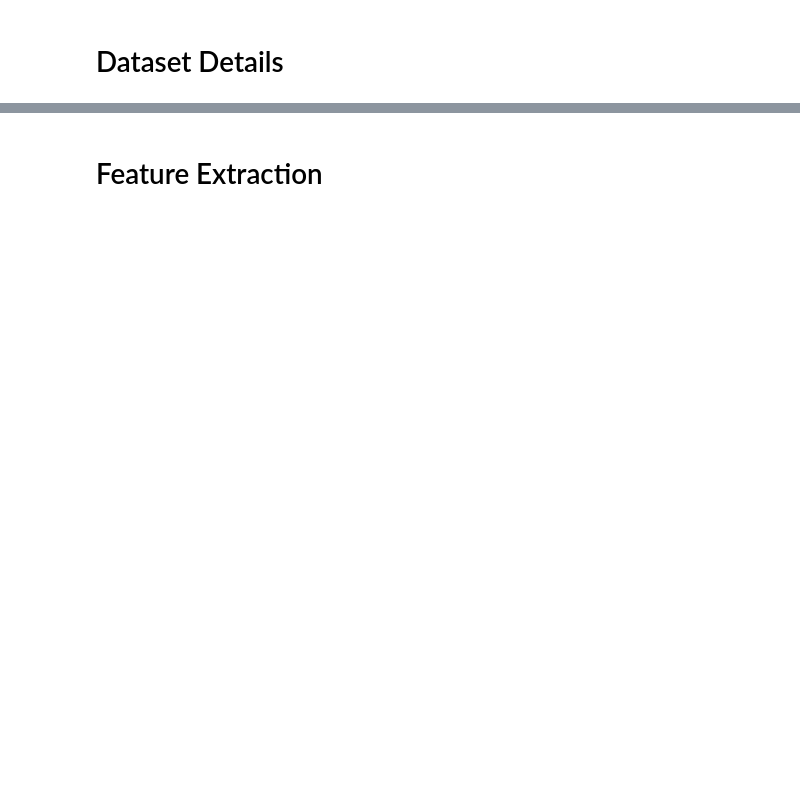
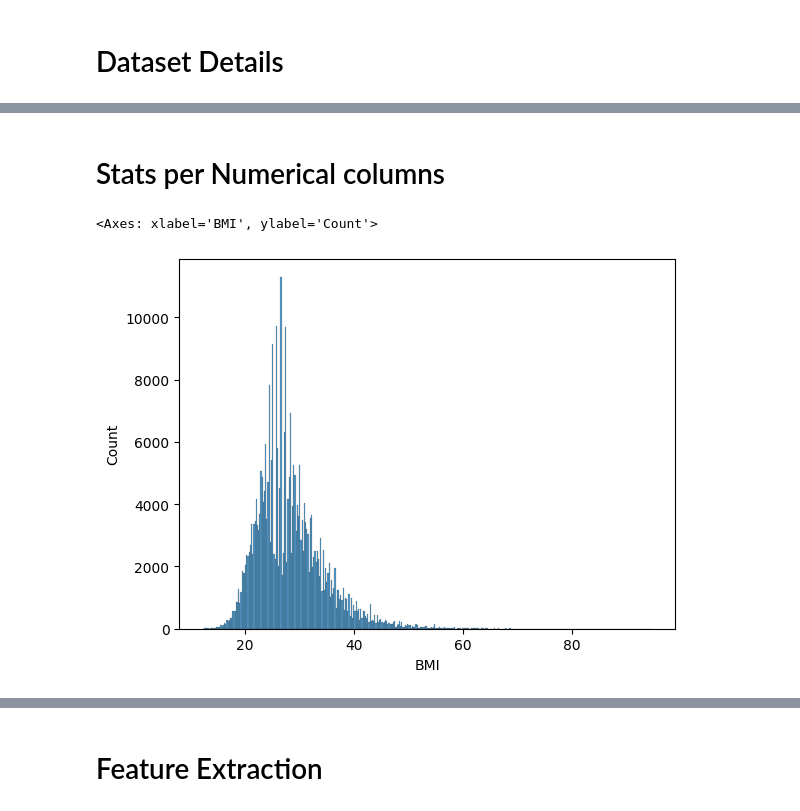
Before and after one commit to MarkNCI/AI-Ml-Diploma, a Jupyter notebook: MHayden_Assignment.ipynb, the cells around one changed output, grey strips where cells are left out. Cells and saved outputs as stored; diff of their text form; code cells hidden in the pictures; blank space fills up the shorter version.

```diff
--- a/MHayden_Assignment.ipynb
+++ b/MHayden_Assignment.ipynb
@@ -135,0 +247,8 @@ plt.show()
+# %% [markdown]
+# Stats per Numerical columns
+# %%
+BMI = sns.histplot(data=df['BMI'])
+BMI
+# %% [output]
+<Axes: xlabel='BMI', ylabel='Count'>
+[figure, added]
```
Also changed, not shown: parts of 39 cells of this notebook.
